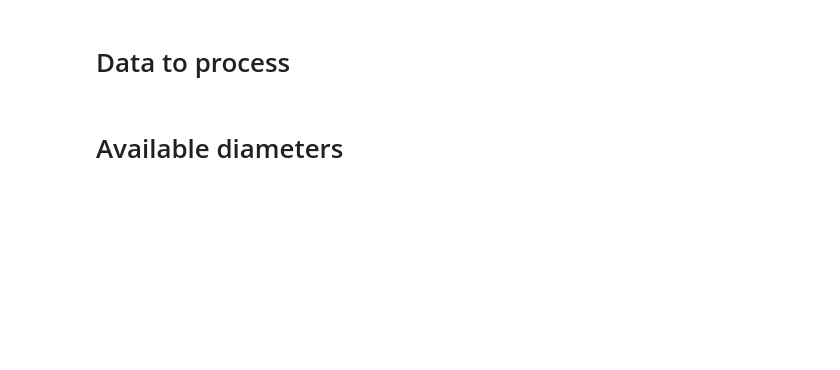
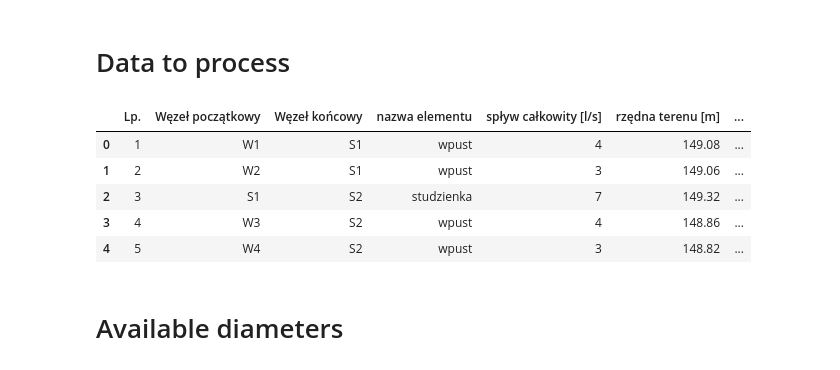
Before and after one commit to BuczynskiRafal/pipe_calculations, a Jupyter notebook: Pipe_drop.ipynb, the cells around one changed output. Drawn from its saved outputs; the diff is of its cells as text; code cells hidden in the pictures; blank space fills up the shorter version.

```diff
--- a/Pipe_drop.ipynb
+++ b/Pipe_drop.ipynb
@@ -18,2 +172,15 @@ diameters = [0.16, 0.2, 0.25, 0.315, 0.4, 0.5]
+# %%
+data = pd.read_excel('pipes.xlsx')
+raw_data = pd.DataFrame(data=data)
+df = raw_data.copy()
+df['spadekkanału [%]'] = df['spadekkanału [%]'].div(100)
+df.head()
+# %% [output]
+|  | Lp. | Węzeł początkowy | Węzeł końcowy | nazwa elementu | spływ całkowity [l/s] | rzędna terenu [m] | ... |
+| 0 | 1 | W1 | S1 | wpust | 4 | 149.08 | ... |
+| 1 | 2 | W2 | S1 | wpust | 3 | 149.06 | ... |
+| 2 | 3 | S1 | S2 | studzienka | 7 | 149.32 | ... |
+| 3 | 4 | W3 | S2 | wpust | 4 | 148.86 | ... |
+| 4 | 5 | W4 | S2 | wpust | 3 | 148.82 | ... |
 # %% [markdown]
 # Available diameters
```
Also changed, not shown: parts of 12 cells of this notebook.
